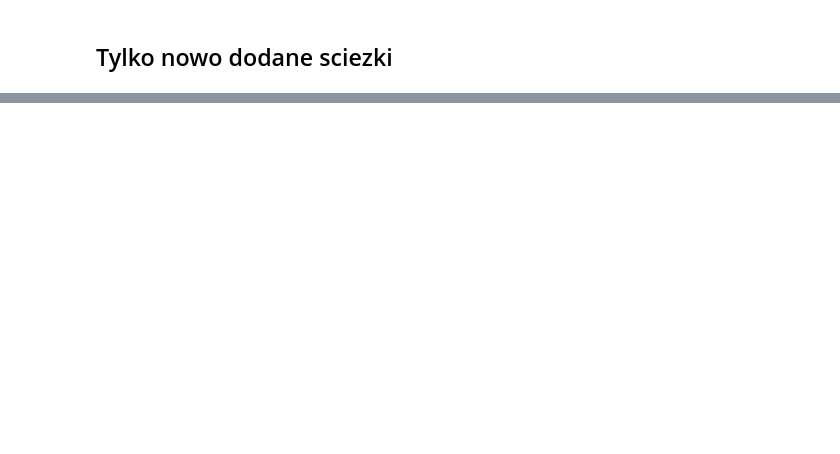
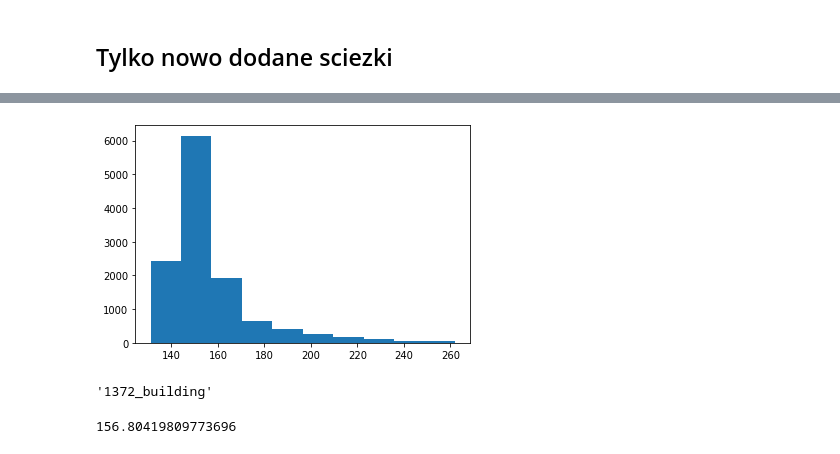
Before and after one commit to artantica/road-builder-prediction, a Jupyter notebook: graph_analysis.ipynb, the cells around one changed output, grey strips where cells are left out. Drawn from its saved outputs; the diff is of its cells as text; code cells hidden in the pictures; blank space fills up the shorter version.

```diff
--- a/graph_analysis.ipynb
+++ b/graph_analysis.ipynb
@@ -234,0 +246,17 @@ highest_eccentricity_node_new_bike_paths
+# %%
+Gcc = sorted(nx.connected_components(G_bike_all_paths), key=len, reverse=True)
+G0 = G.subgraph(Gcc[0])
+
+eccentricity_bike_all_paths = nx.algorithms.distance_measures.eccentricity(G0)
+plt.hist(eccentricity_bike_all_paths.values())
+plt.show()
+
+highest_eccentricity_bike_all_paths  = max(G0.nodes, key=eccentricity_bike_all_paths.get)
+highest_eccentricity_bike_all_paths
+# %% [output]
+[figure, added]
+'1372_building'
+# %%
+np.mean(list(eccentricity_bike_all_paths.values()))
+# %% [output]
+156.80419809773696
```
Also changed, not shown: parts of 32 cells of this notebook.
